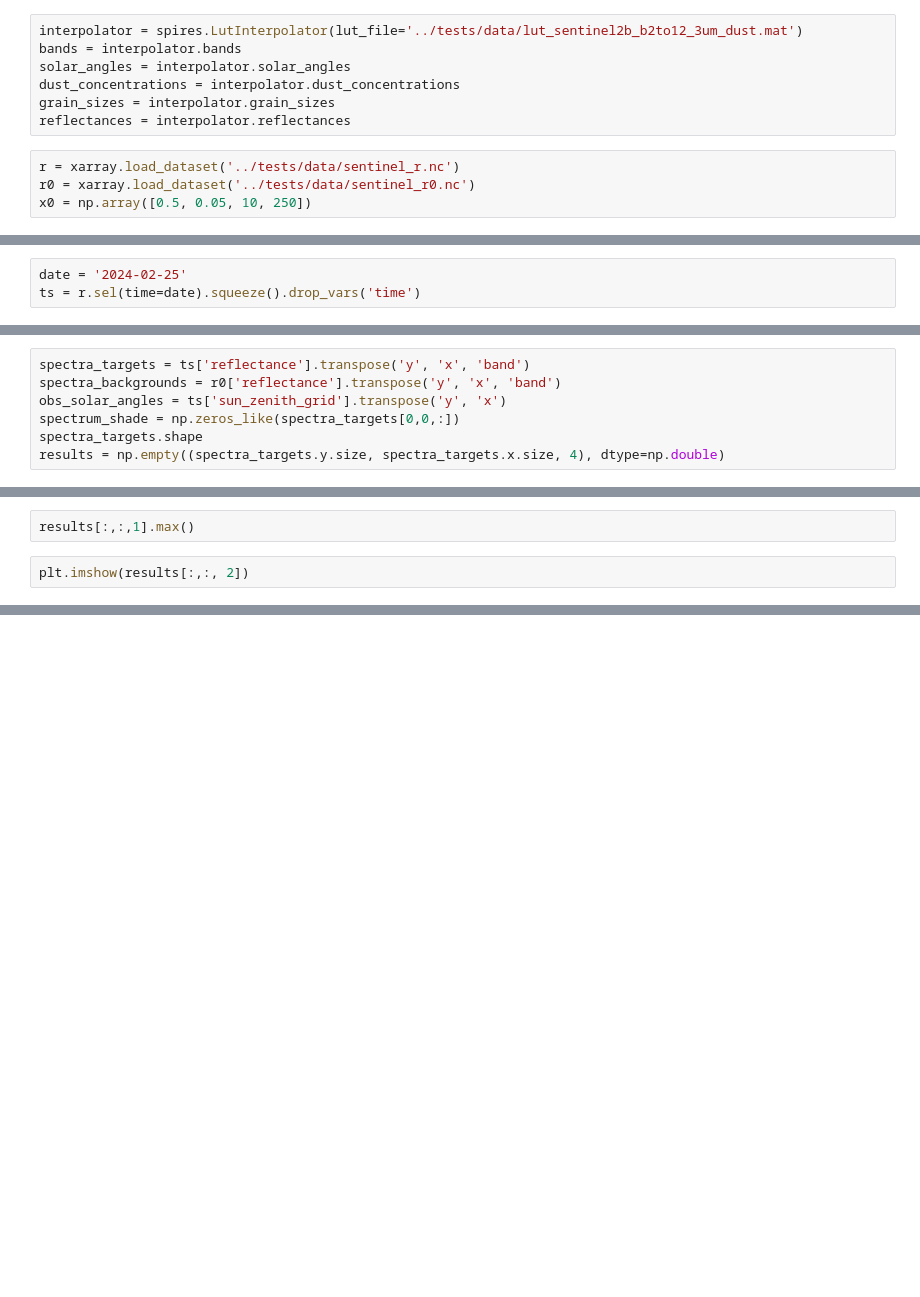
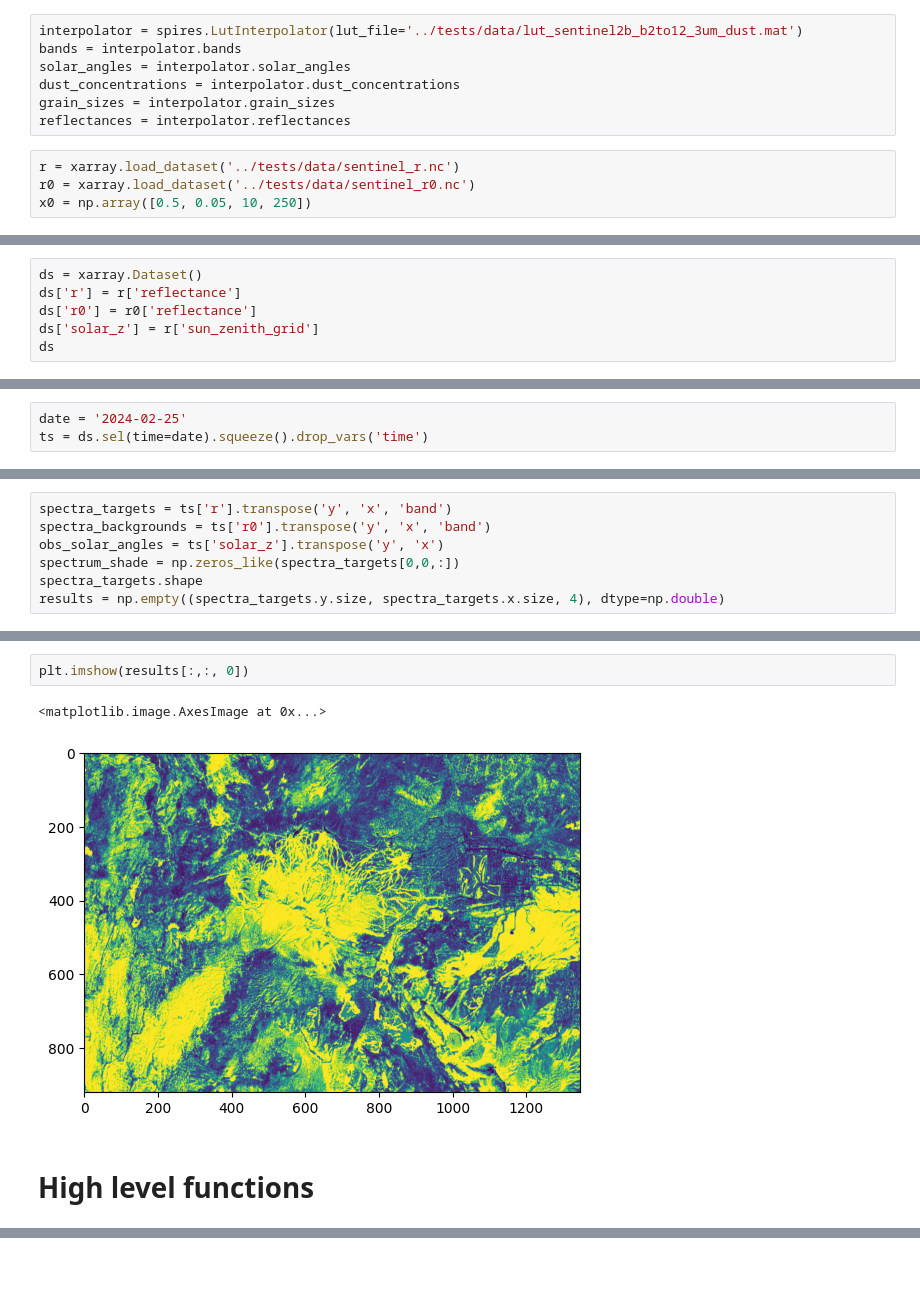
Before and after one commit to edwardbair/SpiPy, a Jupyter notebook: examples/invert2d.ipynb, the cells around one changed output, grey strips where cells are left out. Drawn from its saved outputs; the diff is of its cells as text; blank space fills up the shorter version.

```diff
--- a/examples/invert2d.ipynb
+++ b/examples/invert2d.ipynb
@@ -18,0 +17,6 @@ r
+# %%
+ds = xarray.Dataset()
+ds['r'] = r['reflectance']
+ds['r0'] = r0['reflectance']
+ds['solar_z'] = r['sun_zenith_grid']
+ds
@@ -19,3 +37,3 @@ r
 # %%
 date = '2024-02-25'
-ts = r.sel(time=date).squeeze().drop_vars('time')
+ts = ds.sel(time=date).squeeze().drop_vars('time')
@@ -22,7 +43,7 @@ ts = r.sel(time=date).squeeze().drop_vars('time')
 # %%
-spectra_targets = ts['reflectance'].transpose('y', 'x', 'band')
-spectra_backgrounds = r0['reflectance'].transpose('y', 'x', 'band')
-obs_solar_angles = ts['sun_zenith_grid'].transpose('y', 'x')
+spectra_targets = ts['r'].transpose('y', 'x', 'band')
+spectra_backgrounds = ts['r0'].transpose('y', 'x', 'band')
+obs_solar_angles = ts['solar_z'].transpose('y', 'x')
 spectrum_shade = np.zeros_like(spectra_targets[0,0,:])
 spectra_targets.shape
 results = np.empty((spectra_targets.y.size, spectra_targets.x.size, 4), dtype=np.double)
@@ -52,6 +64,9 @@ spires.core.invert_array2d(spectra_backgrounds=spectra_backgrounds,
-# %%
-results[:,:,1].max()
 # %%
-plt.imshow(results[:,:, 2])
+plt.imshow(results[:,:, 0])
+# %% [output]
+<matplotlib.image.AxesImage at 0x...>
+[figure, added]
+# %% [markdown]
+# High level functions
 # %%
 %%time
```
Also changed, not shown: parts of 17 cells of this notebook, 18 other files.
